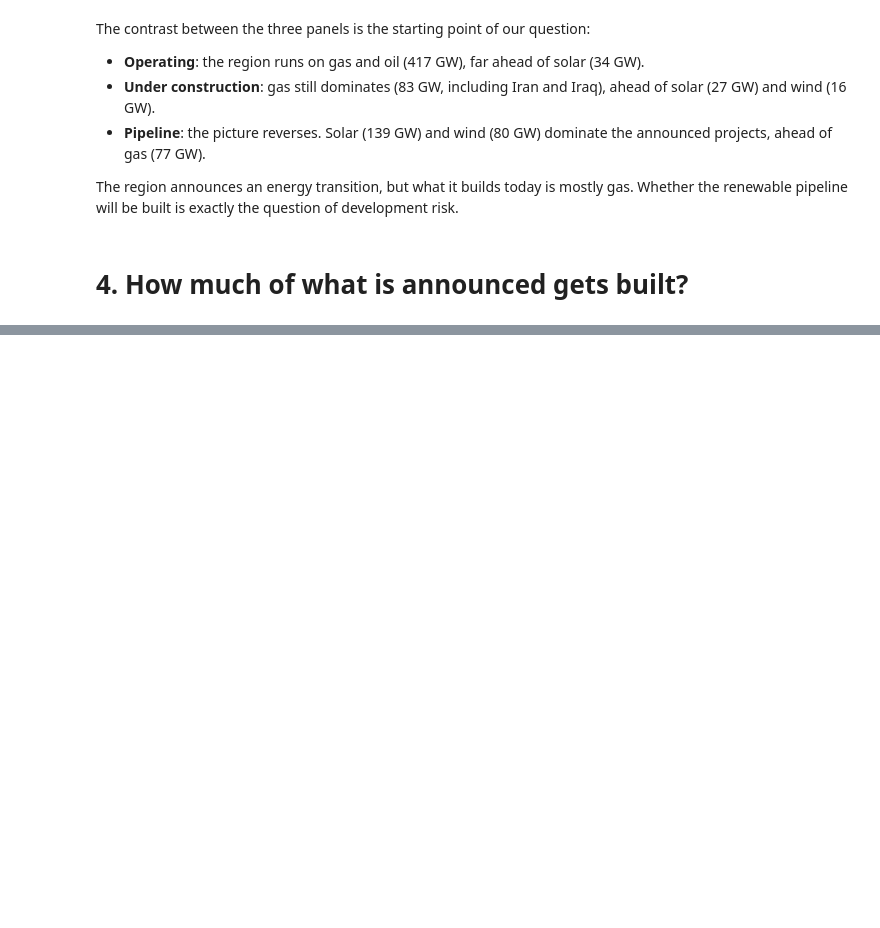
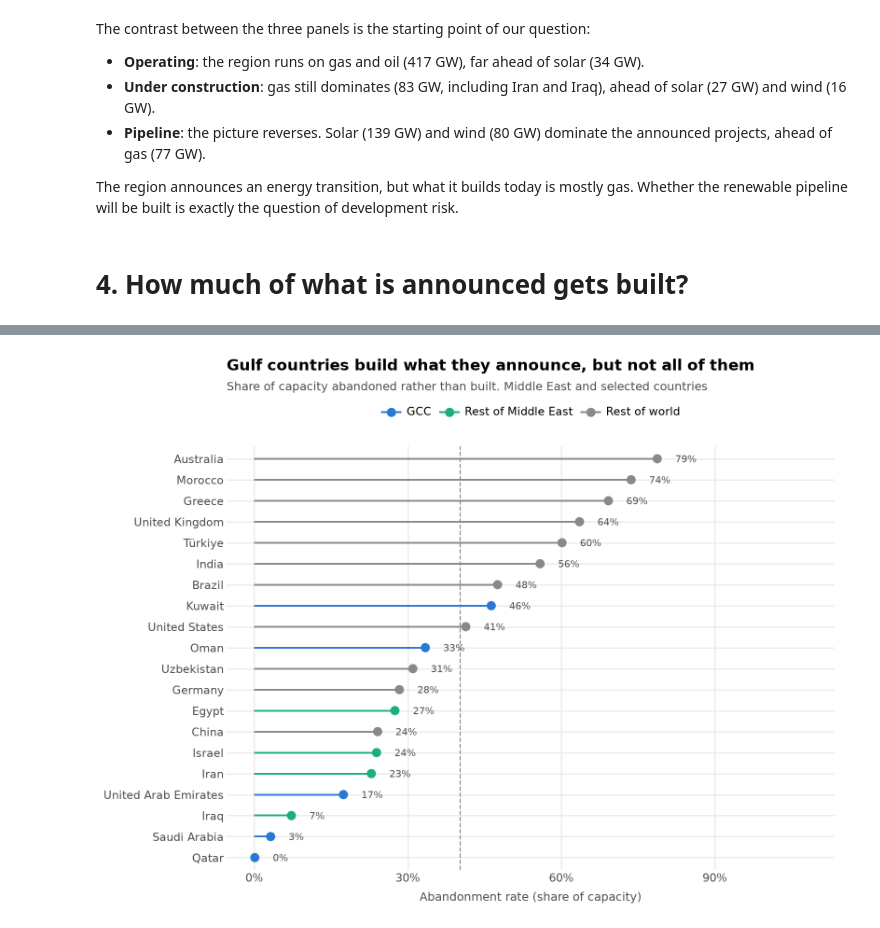
Before and after one commit to Sylvain-Topeza/power-infrastructure, a Jupyter notebook: main.ipynb, the cells around one changed output, grey strips where cells are left out. Cells and saved outputs as stored; diff of their text form; code cells hidden in the pictures; blank space fills up the shorter version.

```diff
--- a/main.ipynb
+++ b/main.ipynb
@@ -429,0 +507,16 @@ Whether the renewable pipeline will be built is exactly the question of developm
+# %%
+countries = indicators.abandonment_rate(units, ["country", "iso3", "area"], min_gw=10)
+plots.map_abandonment(countries)
+# %%
+selection = ["India", "China", "United States", "United Kingdom", "Germany", "Australia",
+             "Brazil", "Greece", "Türkiye", "Uzbekistan", "Morocco"]
+shown = countries.loc[(countries["area"] != "Rest of world") | countries["country"].isin(selection)]
+plot = plots.plot_rates(
+    shown, "country", color="area", reference=WORLD_RATE, height=6,
+    title="Gulf countries build what they announce, but not all of them",
+    subtitle="Share of capacity abandoned rather than built. Middle East and selected countries",
+)
+plots.save(plot, "rates_by_country", 8, 6)
+plot
+# %% [output]
+[figure, added]
```
Also changed, not shown: parts of 14 cells of this notebook.
